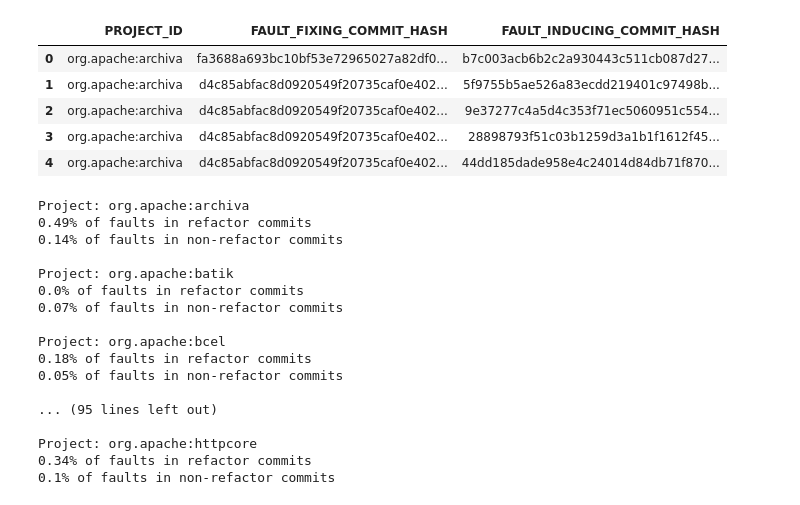
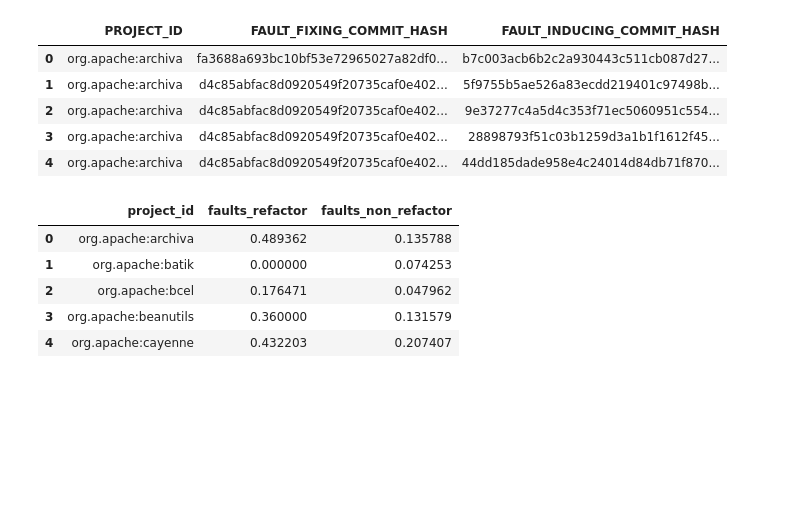
Before and after one commit to danigoju/Technical-Debt-DLMP, a Jupyter notebook: notebooks/refactoring_test.ipynb, the cells around one changed output. Saved outputs shown, nothing was run; the diff lists cells and outputs as text; code cells hidden in the pictures; blank space fills up the shorter version.

```diff
--- a/notebooks/refactoring_test.ipynb
+++ b/notebooks/refactoring_test.ipynb
@@ -76,29 +76,23 @@ szz_fault_inducing_commits.head()
 | 4 | org.apache:archiva | d4c85abfac8d0920549f20735caf0e402... | 44dd185dade958e4c24014d84db71f870... |
 # %%
 # study of the percentage of faults caused by refactor and non-refactor commits by project
+faults_project = []
 for i in szz_fault_inducing_commits.PROJECT_ID.unique():
-    print('Project:', i)
+    #print('Project:', i)
     fault_refactor = len(df[df.PROJECT_ID==i]["FAULT_INDUCING_COMMIT_HASH"].unique())
     fault_no_refactor = sum(~pd.Series(szz_fault_inducing_commits[szz_fault_inducing_commits.PROJECT_ID==i]["FAULT_INDUCING_COMMIT_HASH"].unique()).isin(df[df.PROJECT_ID==i]["FAULT_INDUCING_COMMIT_HASH"].unique()))
     commit_refactor = len(refactoring_miner[refactoring_miner.PROJECT_ID==i]["COMMIT_HASH"].unique())
     commit_no_refactor = sum(~pd.Series(git_commits[git_commits.PROJECT_ID==i]["COMMIT_HASH"].unique()).isin(refactoring_miner[refactoring_miner.PROJECT_ID==i]["COMMIT_HASH"].unique()))
-    print(round(fault_refactor/commit_refactor, 2), '% of faults in refactor commits', sep = '')
-    print(round(fault_no_refactor/commit_no_refactor, 2), '% of faults in non-refactor commits\n', sep = '')
+    #print(round(fault_refactor/commit_refactor, 2), '% of faults in refactor commits', sep = '')
+    #print(round(fault_no_refactor/commit_no_refactor, 2), '% of faults in non-refactor commits\n', sep = '')
+    faults_project.append([i,fault_refactor/commit_refactor,fault_no_refactor/commit_no_refactor])
-# %% [output]
-Project: org.apache:archiva
-0.49% of faults in refactor commits
-0.14% of faults in non-refactor commits
-
-Project: org.apache:batik
-0.0% of faults in refactor commits
-0.07% of faults in non-refactor commits
-
-Project: org.apache:bcel
-0.18% of faults in refactor commits
-0.05% of faults in non-refactor commits
-
-... (95 lines left out)
-
-Project: org.apache:httpcore
-0.34% of faults in refactor commits
-0.1% of faults in non-refactor commits
+# %%
+faults_project = pd.DataFrame(faults_project).rename(columns={0:'project_id',1:'faults_refactor',2:'faults_non_refactor'})
+faults_project.head()
+# %% [output]
+|  | project_id | faults_refactor | faults_non_refactor |
+| 0 | org.apache:archiva | 0.489362 | 0.135788 |
+| 1 | org.apache:batik | 0.000000 | 0.074253 |
+| 2 | org.apache:bcel | 0.176471 | 0.047962 |
+| 3 | org.apache:beanutils | 0.360000 | 0.131579 |
+| 4 | org.apache:cayenne | 0.432203 | 0.207407 |
```
Also changed, not shown: parts of 5 cells of this notebook, 1 other file.
